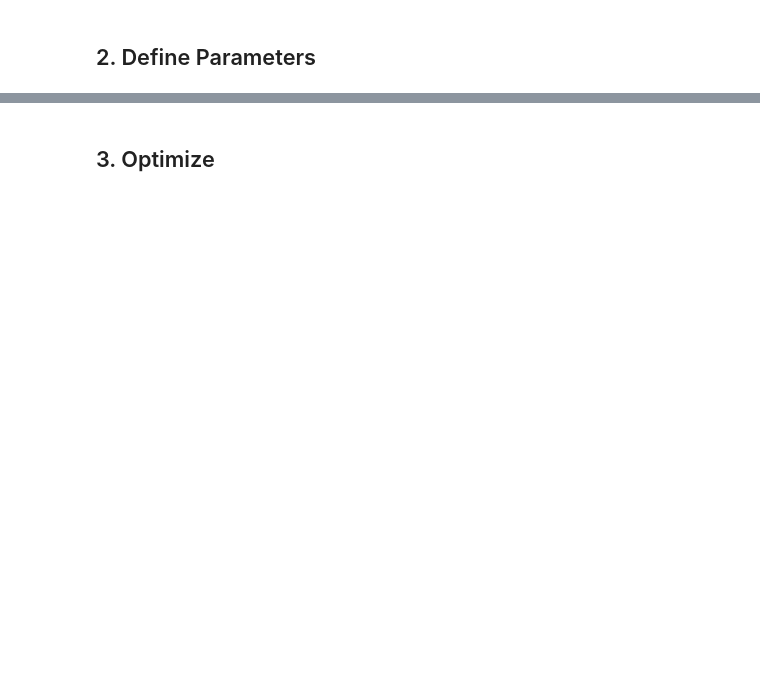
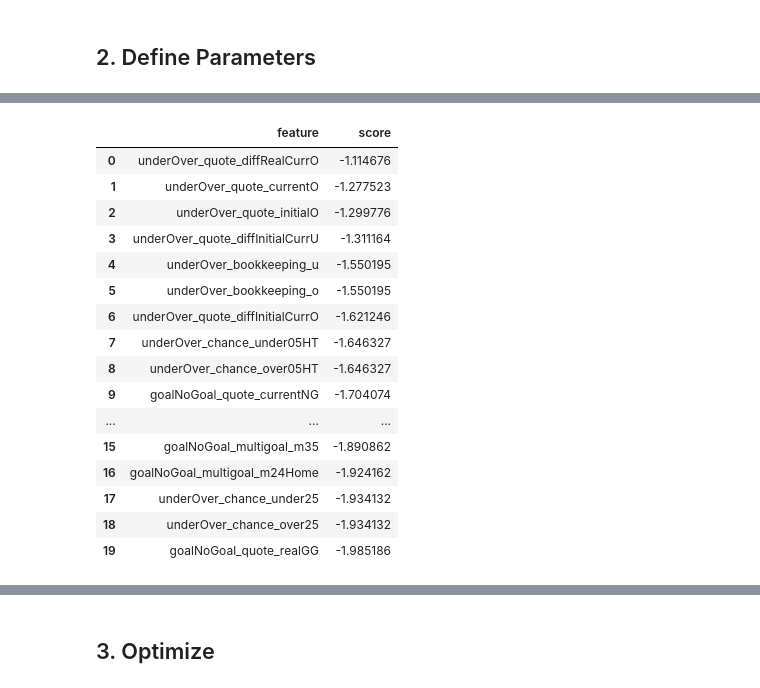
Before and after one commit to NickOLeeney/bet-master-analytics, a Jupyter notebook: src/models/under_25/optuna_pipeline.ipynb, the cells around one changed output, grey strips where cells are left out. Drawn from its saved outputs; the diff is of its cells as text; code cells hidden in the pictures; blank space fills up the shorter version.

```diff
--- a/src/models/under_25/optuna_pipeline.ipynb
+++ b/src/models/under_25/optuna_pipeline.ipynb
@@ -44,10 +44,11 @@ df = df[df["underOver_quote_currentU"] >= 1.3]
 df_train, df_test = time_based_train_test_split(df=df, time_col="time", train_frac=0.8)
 
 # Feature acquisition
+chance_features = list(df.filter(like="chance").columns)
 goalNoGoal_features = list(df.filter(like="goalNoGoal").columns)
 underOver_features = list(df.filter(like="underOver").columns)
 evaluation_features = list(df.filter(like="evaluation").columns)
-features_tot = goalNoGoal_features + underOver_features + evaluation_features # goalNoGoal_features + underOver_features + evaluation_features
+features_tot = chance_features + goalNoGoal_features + underOver_features + evaluation_features # goalNoGoal_features + underOver_features + evaluation_features
 # %% [markdown]
 # 2. Feature Selection
 # %%
@@ -144,3 +95,23 @@ df.filter(like='comparison')
+# %%
+feature_rank.head(20)
+# %% [output]
+|  | feature | score |
+| 0 | underOver_quote_diffRealCurrO | -1.114676 |
+| 1 | underOver_quote_currentO | -1.277523 |
+| 2 | underOver_quote_initialO | -1.299776 |
+| 3 | underOver_quote_diffInitialCurrU | -1.311164 |
+| 4 | underOver_bookkeeping_u | -1.550195 |
+| 5 | underOver_bookkeeping_o | -1.550195 |
+| 6 | underOver_quote_diffInitialCurrO | -1.621246 |
+| 7 | underOver_chance_under05HT | -1.646327 |
+| 8 | underOver_chance_over05HT | -1.646327 |
+| 9 | goalNoGoal_quote_currentNG | -1.704074 |
+| ... | ... | ... |
+| 15 | goalNoGoal_multigoal_m35 | -1.890862 |
+| 16 | goalNoGoal_multigoal_m24Home | -1.924162 |
+| 17 | underOver_chance_under25 | -1.934132 |
+| 18 | underOver_chance_over25 | -1.934132 |
+| 19 | goalNoGoal_quote_realGG | -1.985186 |
 # %%
 # Define features and relative step
 
```
Also changed, not shown: parts of 7 cells of this notebook, 9 other files.
